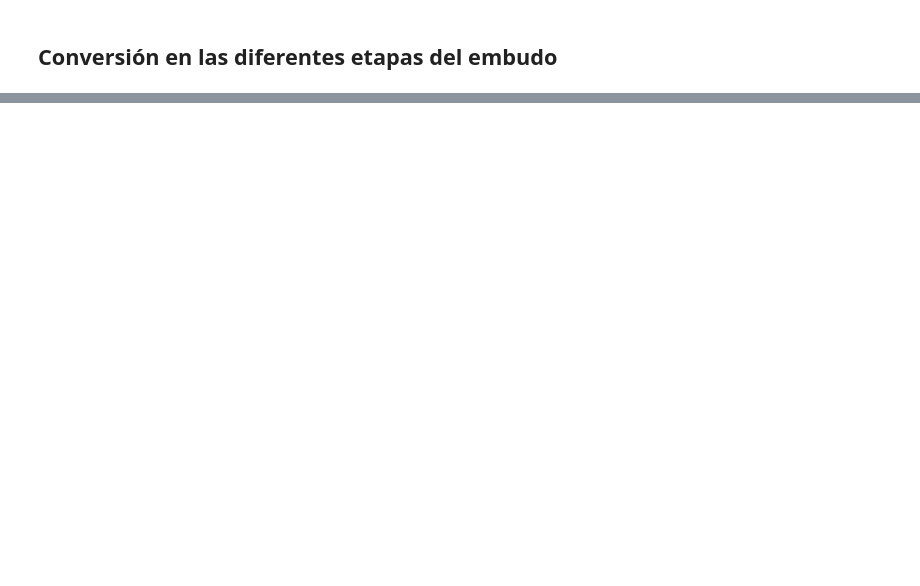
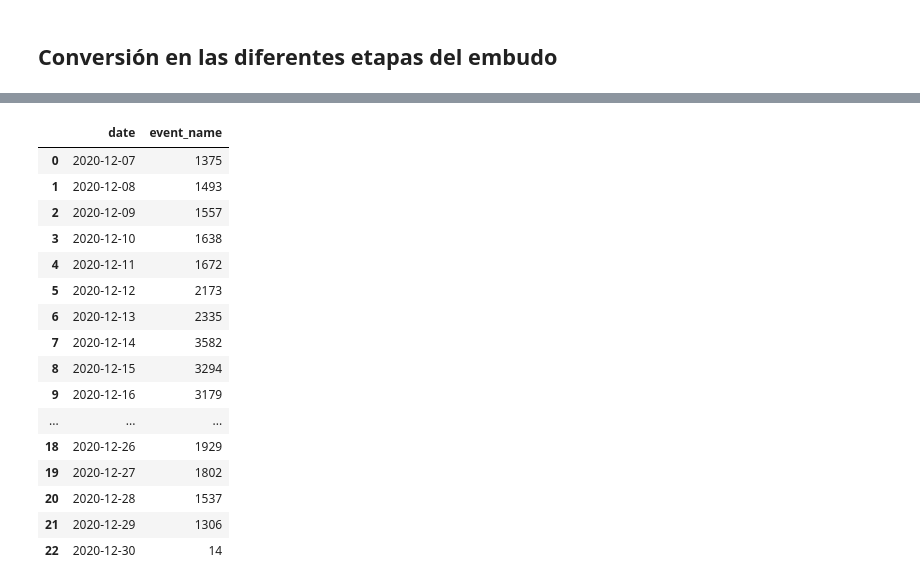
Before and after one commit to BCascante/Proyecto-Final-DA, a Jupyter notebook: A_B Test/A_B_Test _Project.ipynb, the cells around one changed output, grey strips where cells are left out. Drawn from its saved outputs; the diff is of its cells as text; code cells hidden in the pictures; blank space fills up the shorter version.

```diff
--- a/A_B Test/A_B_Test _Project.ipynb
+++ b/A_B Test/A_B_Test _Project.ipynb
@@ -435,0 +448,22 @@ plt.legend()
+# %%
+r = group_A.groupby('date', as_index=False).agg({'event_name':'count'})
+# %%
+r
+# %% [output]
+|  | date | event_name |
+| 0 | 2020-12-07 | 1375 |
+| 1 | 2020-12-08 | 1493 |
+| 2 | 2020-12-09 | 1557 |
+| 3 | 2020-12-10 | 1638 |
+| 4 | 2020-12-11 | 1672 |
+| 5 | 2020-12-12 | 2173 |
+| 6 | 2020-12-13 | 2335 |
+| 7 | 2020-12-14 | 3582 |
+| 8 | 2020-12-15 | 3294 |
+| 9 | 2020-12-16 | 3179 |
+| ... | ... | ... |
+| 18 | 2020-12-26 | 1929 |
+| 19 | 2020-12-27 | 1802 |
+| 20 | 2020-12-28 | 1537 |
+| 21 | 2020-12-29 | 1306 |
+| 22 | 2020-12-30 | 14 |
```
Also changed, not shown: parts of 47 cells of this notebook.
